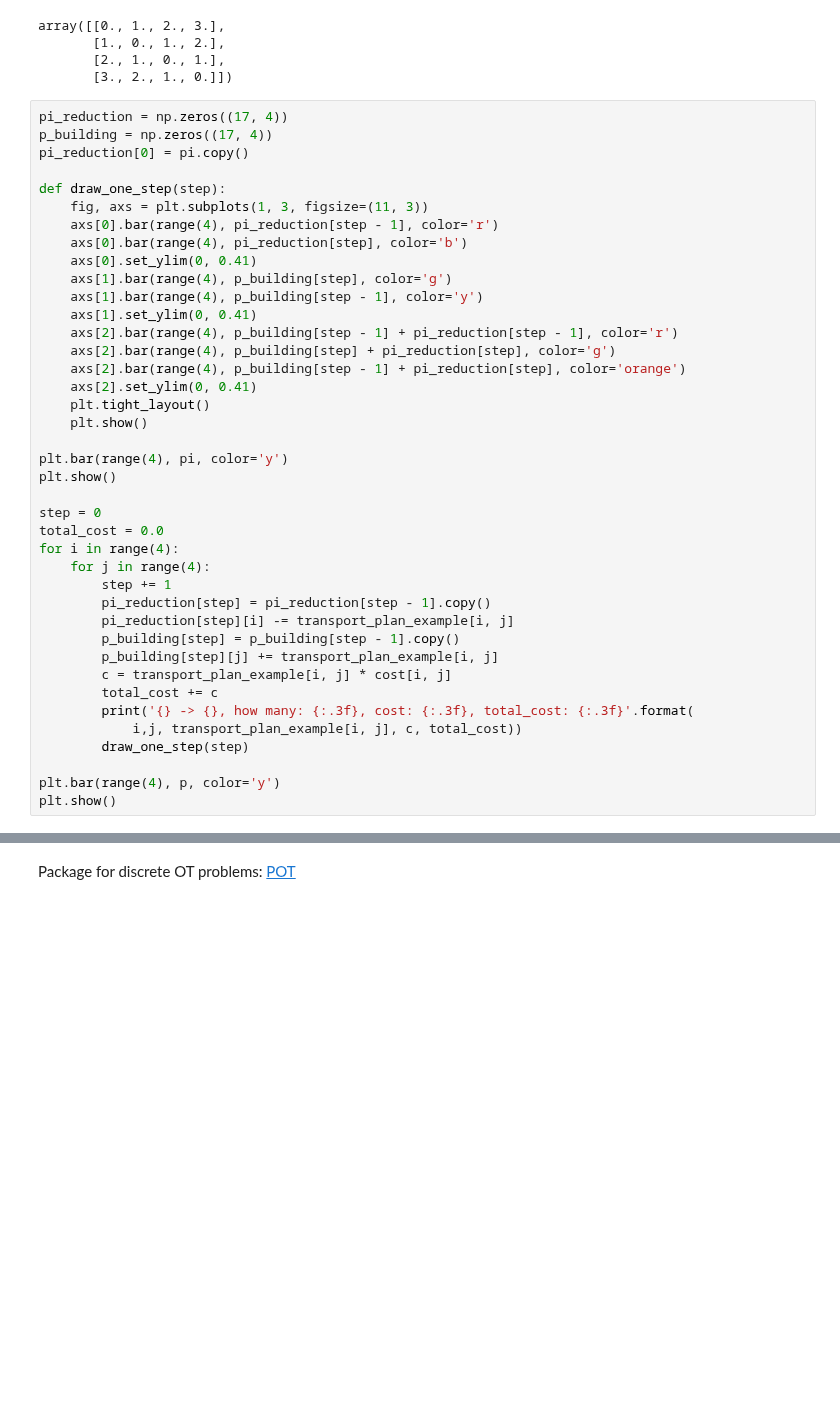
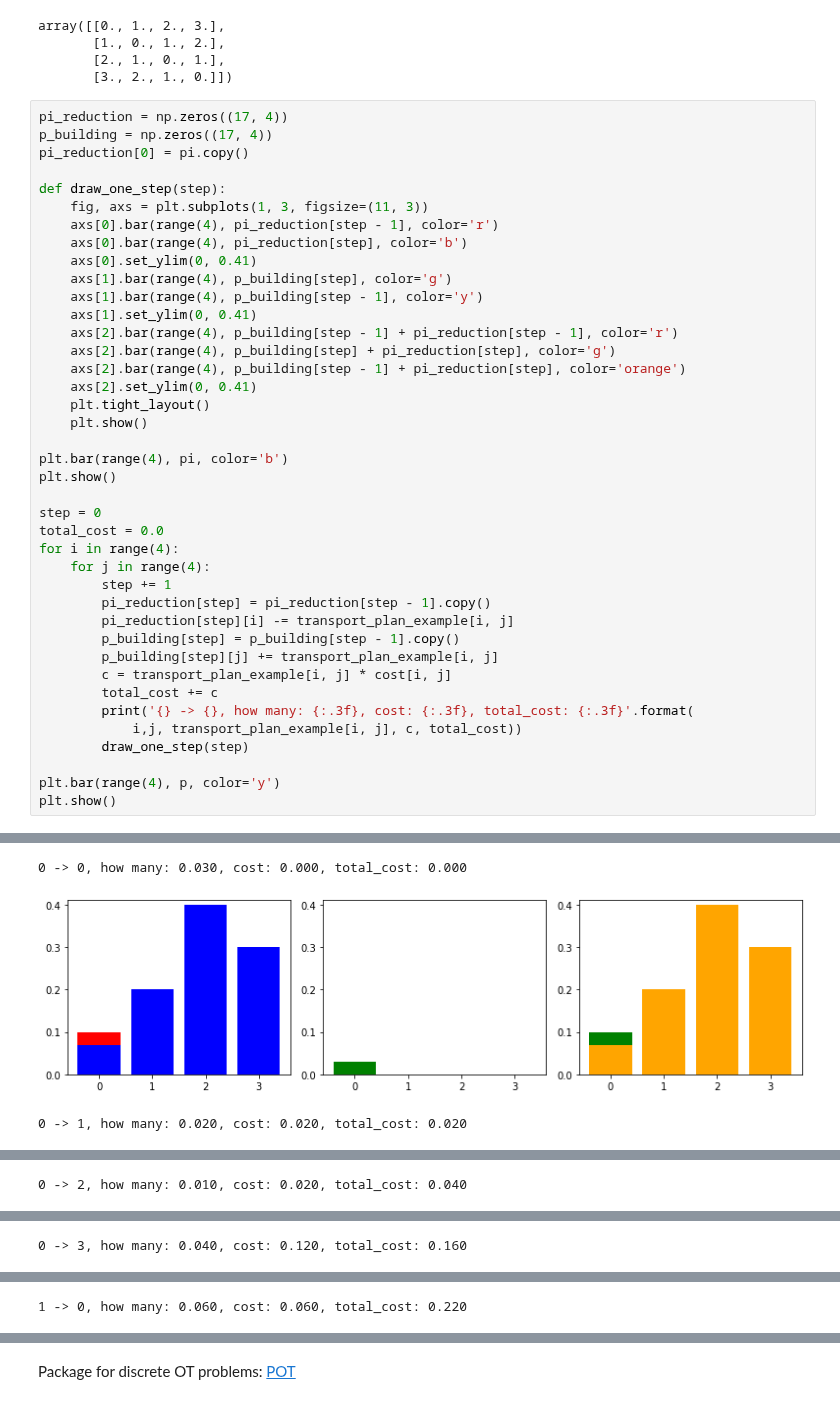
Before and after one commit to r-isachenko/2022-2023-DGM-AIMasters-course, a Jupyter notebook: seminars/seminar10/seminar10_interactive.ipynb, the cells around one changed output, grey strips where cells are left out. Saved outputs shown, nothing was run; the diff lists cells and outputs as text; blank space fills up the shorter version.

```diff
--- a/seminars/seminar10/seminar10_interactive.ipynb
+++ b/seminars/seminar10/seminar10_interactive.ipynb
@@ -123,7 +146,7 @@ def draw_one_step(step):
     plt.tight_layout()
     plt.show()
 
-plt.bar(range(4), pi, color='y')
+plt.bar(range(4), pi, color='b')
 plt.show()
 
 step = 0
@@ -143,3 +166,4 @@ for i in range(4):
 
 plt.bar(range(4), p, color='y')
 plt.show()
+# %% [output]
@@ -145,0 +171,3 @@ plt.show()
+0 -> 0, how many: 0.030, cost: 0.000, total_cost: 0.000
+[figure, added]
+0 -> 1, how many: 0.020, cost: 0.020, total_cost: 0.020
@@ -145,0 +175 @@ plt.show()
+0 -> 2, how many: 0.010, cost: 0.020, total_cost: 0.040
@@ -145,0 +177 @@ plt.show()
+0 -> 3, how many: 0.040, cost: 0.120, total_cost: 0.160
@@ -145,0 +179 @@ plt.show()
+1 -> 0, how many: 0.060, cost: 0.060, total_cost: 0.220
```
Also changed, not shown: parts of 45 cells of this notebook, 2 other files.
